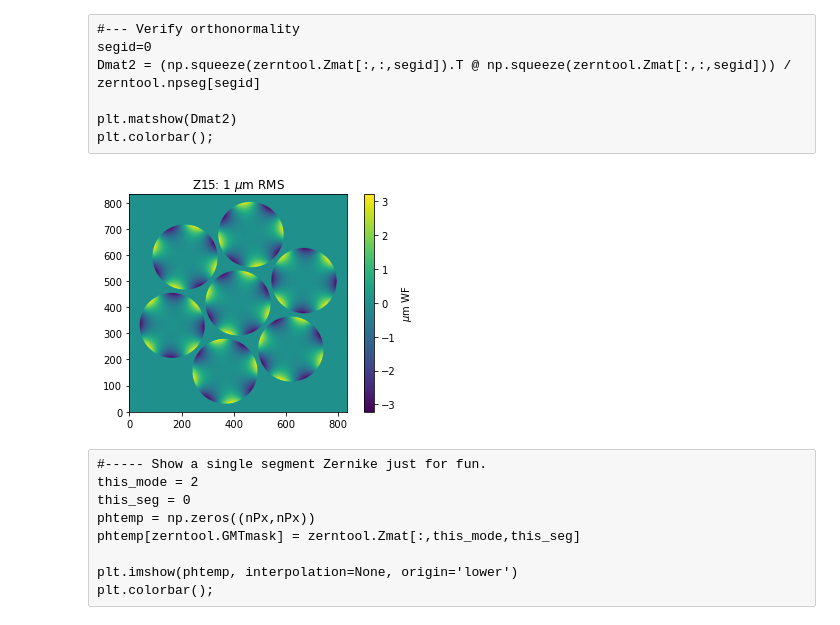
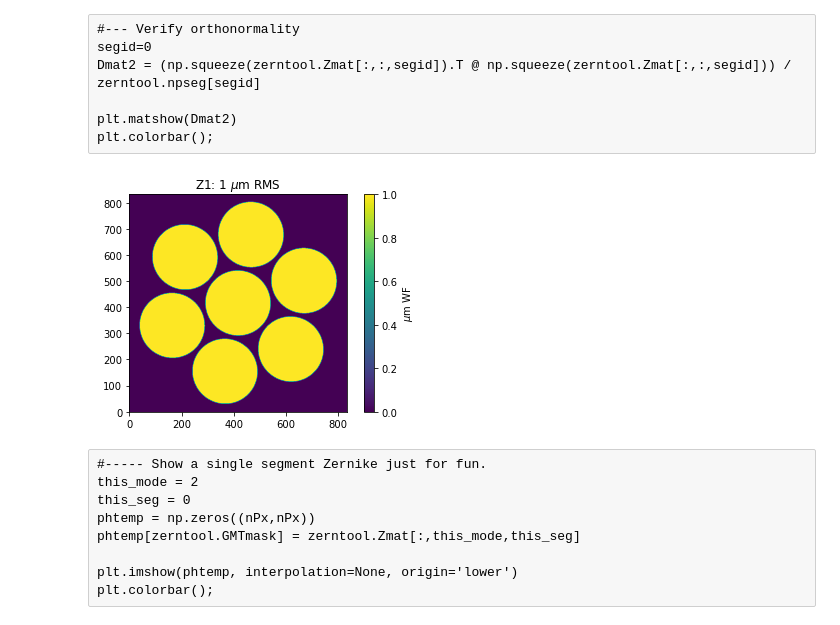
Before and after one commit to fquiros/CEO, a Jupyter notebook: python/ceo/wfpt/WFPT_segment_zernikes_v1.ipynb, the cells around one changed output. Drawn from its saved outputs; the diff is of its cells as text; code cells hidden in the pictures.

```diff
--- a/python/ceo/wfpt/WFPT_segment_zernikes_v1.ipynb
+++ b/python/ceo/wfpt/WFPT_segment_zernikes_v1.ipynb
@@ -65,16 +68,16 @@ plt.matshow(Dmat2)
 plt.colorbar();
 # %%
 #----- Show a segment Zernike just for fun on every segment.
-this_mode = 14
+this_mode = 0
 phtemp = np.zeros((nPx,nPx))
 for this_seg in range(7):
     phtemp[zerntool.GMTmask] += zerntool.Zmat[:,this_mode,this_seg]
 
 plt.imshow(phtemp, interpolation=None, origin='lower')
 plt.colorbar(label='$\mu$m WF')
 plt.title('Z%d: 1 $\mu$m RMS'%(this_mode+1));
 # %% [output]
-[figure, old version]
+[figure, new version]
 # %% [raw]
 #----- Show a single segment Zernike just for fun.
 this_mode = 2
```
Also changed, not shown: parts of 15 cells of this notebook, 1 other file.
